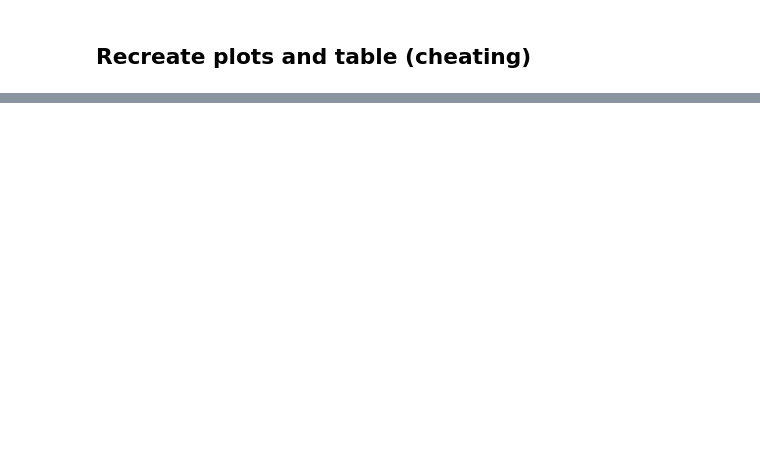
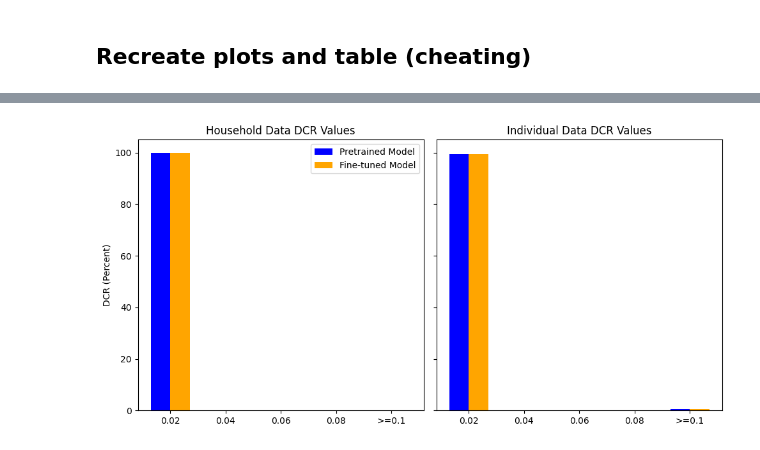
Before and after one commit to fabi-kb/GNN_Project, a Jupyter notebook: finetune_analysis.ipynb, the cells around one changed output, grey strips where cells are left out. Cells and saved outputs as stored; diff of their text form; code cells hidden in the pictures; blank space fills up the shorter version.

```diff
--- a/finetune_analysis.ipynb
+++ b/finetune_analysis.ipynb
@@ -300,0 +403,65 @@ create_table(marginals, predicted_marginals_cheat, state_marginals, 'table4_chea
+# %%
+import numpy as np
+import matplotlib.pyplot as plt
+
+# ==========================
+# 1. Example Data
+# ==========================
+# Replace these with your actual NumPy arrays
+household_pretrained = np.random.rand(100)   # DCRs for household data (pretrained)
+household_finetuned = np.random.rand(100)    # DCRs for household data (fine-tuned)
+individual_pretrained = np.random.rand(100)  # DCRs for individual data (pretrained)
+individual_finetuned = np.random.rand(100)   # DCRs for individual data (fine-tuned)
+
+def plot_12(household_pretrained,household_finetuned,individual_pretrained,individual_finetuned):
+    # Define Bins and Labels
+    bins = [0, 0.02, 0.04, 0.06, 0.08, 1]
+    bin_labels = ['<=0.02', '0.04', '0.06', '0.08', '>=0.1']  # For the x-axis
+
+    # Create Histograms
+
+    hh_pre_hist, _ = np.histogram(household_pretrained, bins=bins)
+    hh_ft_hist,  _ = np.histogram(household_finetuned, bins=bins)
+
+    ind_pre_hist, _ = np.histogram(individual_pretrained, bins=bins)
+    ind_ft_hist,  _ = np.histogram(individual_finetuned, bins=bins)
+
+    # Convert counts to percentages
+    hh_pre_hist = hh_pre_hist / hh_pre_hist.sum() * 100
+    hh_ft_hist  = hh_ft_hist  / hh_ft_hist.sum()  * 100
+    ind_pre_hist = ind_pre_hist / ind_pre_hist.sum() * 100
+    ind_ft_hist  = ind_ft_hist  / ind_ft_hist.sum()  * 100
+
+    # Plot
+    fig, (ax1, ax2) = plt.subplots(1, 2, figsize=(10, 5), sharey=True)
+
+    # X positions for each bin
+    x = np.arange(len(bin_labels))
+    width = 0.35
+
+    # Left subplot
+    rects1 = ax1.bar(x - width/2, hh_pre_hist, width, label='Pretrained Model', color='blue')
+    rects2 = ax1.bar(x + width/2, hh_ft_hist,  width, label='Fine-tuned Model', color='orange')
+
+    ax1.set_title('Household Data DCR Values')
+    ax1.set_xticks(x)
+    ax1.set_xticklabels(bin_labels)
+    ax1.set_ylabel('DCR (Percent)')
+    ax1.legend()
+
+    # Right subplot
+    rects3 = ax2.bar(x - width/2, ind_pre_hist, width, label='Pretrained Model', color='blue')
+    rects4 = ax2.bar(x + width/2, ind_ft_hist,  width, label='Fine-tuned Model', color='orange')
+
+    ax2.set_title('Individual Data DCR Values')
+    ax2.set_xticks(x)
+    ax2.set_xticklabels(bin_labels)
+    # Note: We can optionally add a legend here or rely on ax1's legend
+
+
+    plt.tight_layout()
+    plt.show()
+
+plot_12(household_bces_finetuned, household_bces_finetuned, individual_bces_finetuned, individual_bces_finetuned)
+# %% [output]
+[figure, added]
```
Also changed, not shown: parts of 9 cells of this notebook.
